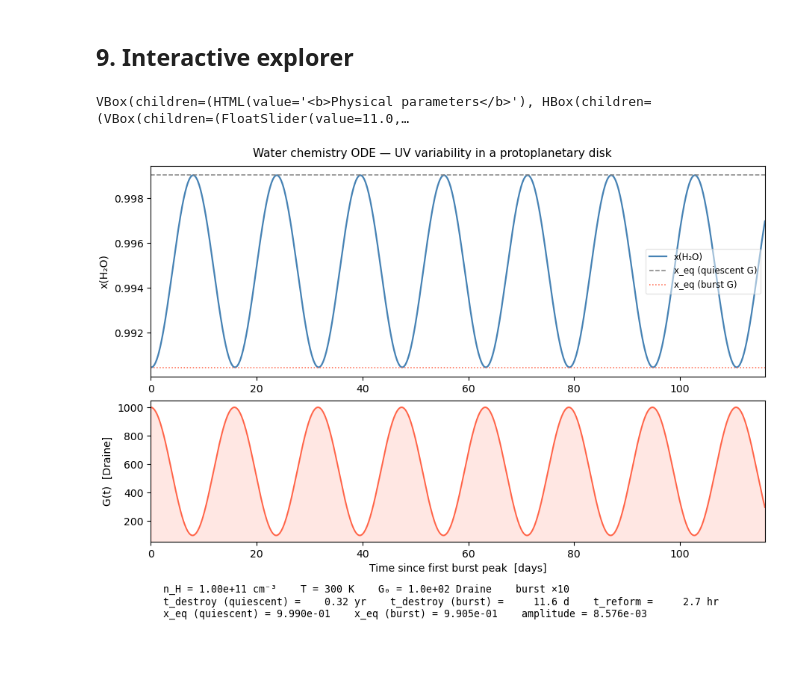
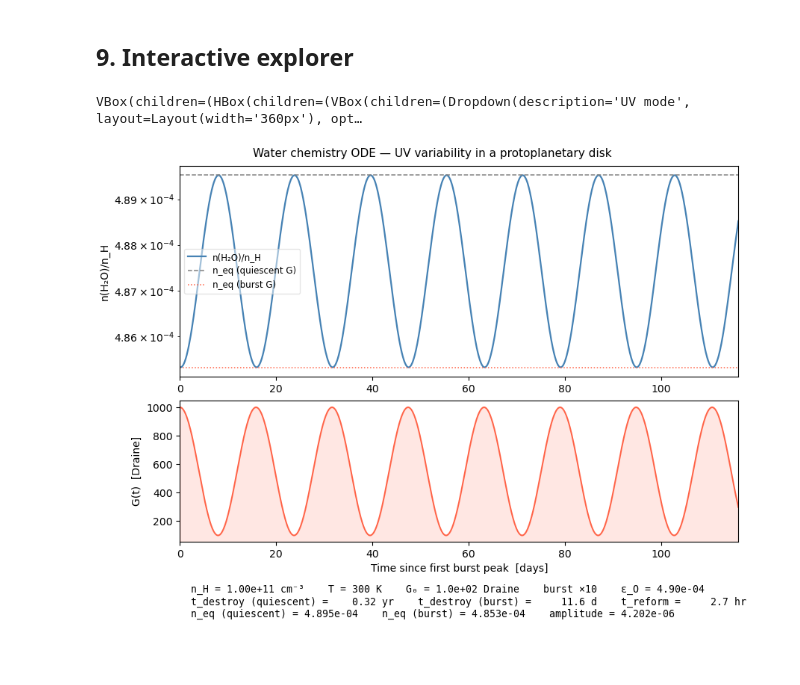
Before and after one commit to chrab/DQTauToyModel, a Jupyter notebook: water_ode.ipynb, the cells around one changed output. Cells and saved outputs as stored; diff of their text form; code cells hidden in the pictures.

```diff
--- a/water_ode.ipynb
+++ b/water_ode.ipynb
@@ -343,20 +352,29 @@ This is deprecated in traitlets 4.2.This error will be raised in a future releas
 [figure]
 # %%
 def solve_water_ode_observed(nH, T, G0, tmax_days, G_phase_func,
-                              period_days=15.8, x0=0.5, dt_days=0.05,
-                              amp_scatter_dex=0.0, rng_seed=42):
+                              period_days=15.8, x0=None, dt_days=0.05,
+                              amp_scatter_dex=0.0, rng_seed=42, eps_O=4.9e-4):
     """
     Water ODE driven by an observed phase-folded G(phase) template.
+    y = n(H2O)/n_H; starts from quiescent equilibrium by default.
 
     Parameters
     ----------
     G_phase_func    : callable, phase in [0,1] → G enhancement factor (G/G0)
     amp_scatter_dex : std dev [dex] applied per orbit to burst amplitude,
                       mimicking orbit-to-orbit variability (0 = no scatter)
+    x0              : initial water abundance n(H2O)/n_H; None → quiescent equilibrium
+    eps_O           : elemental oxygen abundance n_O/n_H (default: solar, 4.9e-4)
     """
     rng    = np.random.default_rng(rng_seed)
     dt     = dt_days * 86400.0
     nsteps = int(tmax_days / dt_days)
+
+    # Initial condition: quiescent equilibrium if not specified
+    kf_init  = k_formation(T, nH)
+    kpd_init = k_photodiss(G0)
+    if x0 is None:
+        x0 = kf_init * eps_O / (kf_init + kpd_init)
 
     # Pre-draw per-orbit log-amplitude offsets
     n_orbits    = int(tmax_days / period_days) + 2
@@ -381,11 +399,11 @@ def solve_water_ode_observed(nH, T, G0, tmax_days, G_phase_func,
         G    = G0 * enhance
         kpd  = k_photodiss(G)
         kf   = k_formation(T, nH)
-        dxdt = kf * (1.0 - x) - kpd * x
+        dxdt = kf * (eps_O - x) - kpd * x
         t_arr[i] = t_d
         x_arr[i] = x
         G_arr[i] = G
-        x = float(np.clip(x + dxdt * dt, 0.0, 1.0))
+        x = float(np.clip(x + dxdt * dt, 0.0, eps_O))
 
     return t_arr, x_arr, G_arr
 
@@ -407,7 +425,6 @@ t_si, x_si, G_si = solve_water_ode(nH, T, G0, G_burst=G_burst_equiv,
                                     uv_mode='sine', dt_days=0.05)
 
 # --- Plot: start from first burst peak to avoid initial transient ---
-# Use the phase-folded G to find the first peak (same time grid for pf and sc)
 i0_pf = first_peak_idx(G_pf, G0)
 i0_si = first_peak_idx(G_si, G0)
 sl_pf = slice(i0_pf, None)
@@ -426,7 +443,7 @@ axes[0].plot(t_sc[sl_pf] - t0_pf, x_sc[sl_pf], color='darkorange', lw=1.2, alpha
              label='+ orbit-to-orbit scatter (σ = 0.4 dex)')
 axes[0].plot(t_si[sl_si] - t0_si, x_si[sl_si], color='gray',       lw=1.1, ls='--', alpha=0.7,
              label=f'Sinusoidal reference (×{G_burst_equiv:.0f})')
-axes[0].set_ylabel('x(H₂O)', fontsize=11)
+axes[0].set_ylabel('n(H₂O)/n_H', fontsize=11)
 axes[0].legend(fontsize=9, framealpha=0.5)
 
 axes[1].plot(t_pf[sl_pf] - t0_pf, G_pf[sl_pf], color='steelblue',  lw=1.3, label='Phase-folded')
@@ -450,18 +467,21 @@ This is deprecated in traitlets 4.2.This error will be raised in a future releas
 # %% [markdown]
 ## 9. Interactive explorer
 # %%
+# Solar oxygen abundance (Asplund et al. 2009); adjust for depleted disk regions
+eps_O = 4.9e-4  # n_O / n_H
+
 # --- Widget definitions ---
 
 style  = {'description_width': '160px'}
 layout = widgets.Layout(width='360px')
 
-w_logn   = widgets.FloatSlider(value=11.0, min=9.0,  max=13.0, step=0.5,
+w_logn   = widgets.FloatSlider(value=11.0, min=7.0,  max=13.0, step=0.5,
                                 description='log₁₀ n_H  [cm⁻³]',
                                 style=style, layout=layout, readout_format='.1f')
 w_T      = widgets.IntSlider(value=300, min=100, max=800, step=50,
                               description='T  [K]',
                               style=style, layout=layout)
-w_logG0  = widgets.FloatSlider(value=2.0, min=0.0, max=4.0, step=0.5,
+w_logG0  = widgets.FloatSlider(value=2.0, min=0.0, max=6.0, step=0.5,
                                 description='log₁₀ G₀  [Draine]',
                                 style=style, layout=layout, readout_format='.1f')
 w_Gburst = widgets.IntSlider(value=10, min=2, max=100, step=1,
@@ -495,27 +515,27 @@ fig, axes = plt.subplots(3, 1, figsize=(9, 7),
                           constrained_layout=True)
 fig.suptitle('Water chemistry ODE — UV variability in a protoplanetary disk', fontsize=11)
 
-line_x,      = axes[0].plot([], [], color='steelblue', lw=1.6, label='x(H₂O)')
-hline_quiet, = axes[0].plot([], [], color='gray',      lw=1.1, ls='--', label='x_eq (quiescent G)')
-hline_burst, = axes[0].plot([], [], color='tomato',    lw=1.1, ls=':',  label='x_eq (burst G)')
+line_x,      = axes[0].plot([], [], color='steelblue', lw=1.6, label='n(H₂O)/n_H')
+hline_quiet, = axes[0].plot([], [], color='gray',      lw=1.1, ls='--', label='n_eq (quiescent G)')
+hline_burst, = axes[0].plot([], [], color='tomato',    lw=1.1, ls=':',  label='n_eq (burst G)')
 axes[0].legend(fontsize=8.5, framealpha=0.5)
 
 line_G, = axes[1].plot([], [], color='tomato', lw=1.4)
 axes[1].fill_between([], [], alpha=0.15, color='tomato')
 
-axes[0].set_ylabel('x(H₂O)',          fontsize=10)
-axes[1].set_ylabel('G(t)  [Draine]',  fontsize=10)
+axes[0].set_ylabel('n(H₂O)/n_H',     fontsize=10)
+axes[1].set_ylabel('G(t)  [Draine]', fontsize=10)
 axes[2].axis('off')
 
 info_text = axes[2].text(0.02, 0.95, '', transform=axes[2].transAxes,
                           va='top', ha='left', fontsize=9.5,
                           fontfamily='monospace')
 
-def x_eq(nH, T, G):
-    """Equilibrium water fraction at constant UV field G."""
+def n_eq(nH, T, G):
+    """Equilibrium water abundance n(H2O)/n_H at constant UV field G."""
     kf  = k_formation(T, nH)
     kpd = k_photodiss(G)
-    return kf / (kf + kpd)
+    return kf * eps_O / (kf + kpd)
 
 def fmt_days(s):
     d = s / 86400.0
@@ -540,11 +560,13 @@ def update(*args):
             G_phase_func=G_phase_interp,
             period_days=P_orb,
             amp_scatter_dex=scatter,
+            eps_O=eps_O,
             dt_days=0.05)
         G_peak = G.max()
     else:
         t, x, G = solve_water_ode(nH, T, G0, G_burst, period, tmax,
-                                   uv_mode=mode, duty_cycle=duty, dt_days=0.05)
+                                   uv_mode=mode, duty_cycle=duty,
+                                   eps_O=eps_O, dt_days=0.05)
         G_peak = G0 * G_burst
 
     # Skip initial transient — start from first burst peak
@@ -557,10 +579,10 @@ def update(*args):
     line_G.set_data(t_plot, G_plot)
 
     # Equilibrium lines
-    xeq_q = x_eq(nH, T, G0)
-    xeq_b = x_eq(nH, T, G_peak)
-    hline_quiet.set_data([t_plot[0], t_plot[-1]], [xeq_q, xeq_q])
-    hline_burst.set_data([t_plot[0], t_plot[-1]], [xeq_b, xeq_b])
+    neq_q = n_eq(nH, T, G0)
+    neq_b = n_eq(nH, T, G_peak)
+    hline_quiet.set_data([t_plot[0], t_plot[-1]], [neq_q, neq_q])
+    hline_burst.set_data([t_plot[0], t_plot[-1]], [neq_b, neq_b])
 
     # Rebuild fill_between (compatible with matplotlib >= 3.8)
     for coll in list(axes[1].collections):
@@ -568,39 +590,40 @@ def update(*args):
     axes[1].fill_between(t_plot, G_plot, alpha=0.15, color='tomato')
 
     axes[1].relim(); axes[1].autoscale_view()
+    axes[0].set_yscale('log')
     axes[0].relim(); axes[0].autoscale_view()
     axes[0].set_xlim(0, t_plot[-1])
     axes[1].set_xlim(0, t_plot[-1])
     axes[1].set_xlabel('Time since first burst peak  [days]', fontsize=10)
 
     t_dest  = fmt_days(1.0 / k_photodiss(G0))
     t_burst = fmt_days(1.0 / k_photodiss(G_peak))
     t_ref   = fmt_days(1.0 / k_formation(T, nH))
     info_text.set_text(
-        f"n_H = {nH:.2e} cm⁻³    T = {T} K    G₀ = {G0:.1e} Draine    burst ×{G_burst}\n"
+        f"n_H = {nH:.2e} cm⁻³    T = {T} K    G₀ = {G0:.1e} Draine    burst ×{G_burst}    ε_O = {eps_O:.2e}\n"
         f"t_destroy (quiescent) = {t_dest:>10s}    "
         f"t_destroy (burst) = {t_burst:>10s}    "
         f"t_reform = {t_ref:>10s}\n"
-        f"x_eq (quiescent) = {xeq_q:.3e}    "
-        f"x_eq (burst) = {xeq_b:.3e}    "
+        f"n_eq (quiescent) = {neq_q:.3e}    "
+        f"n_eq (burst) = {neq_b:.3e}    "
         f"amplitude = {x_plot.max()-x_plot.min():.3e}"
     )
     fig.canvas.draw_idle()
 
 # Connect observers
 for w in [w_logn, w_T, w_logG0, w_Gburst, w_period, w_duty, w_tmax, w_scatter, w_mode]:
     w.observe(update, names='value')
 
 # Initial draw
 update()
 
 # --- Layout and display ---
 col1 = widgets.VBox([w_mode, w_logn, w_T, w_logG0, w_Gburst])
 col2 = widgets.VBox([w_period, w_duty, w_tmax, w_scatter])
 controls = widgets.HBox([col1, col2])
 
 display(widgets.VBox([controls]))
 plt.show()
 # %% [output]
-VBox(children=(HTML(value='<b>Physical parameters</b>'), HBox(children=(VBox(children=(FloatSlider(value=11.0,…
+VBox(children=(HBox(children=(VBox(children=(Dropdown(description='UV mode', layout=Layout(width='360px'), opt…
-[figure, old version]
+[figure, new version]
```
Also changed, not shown: parts of 4 cells of this notebook.
